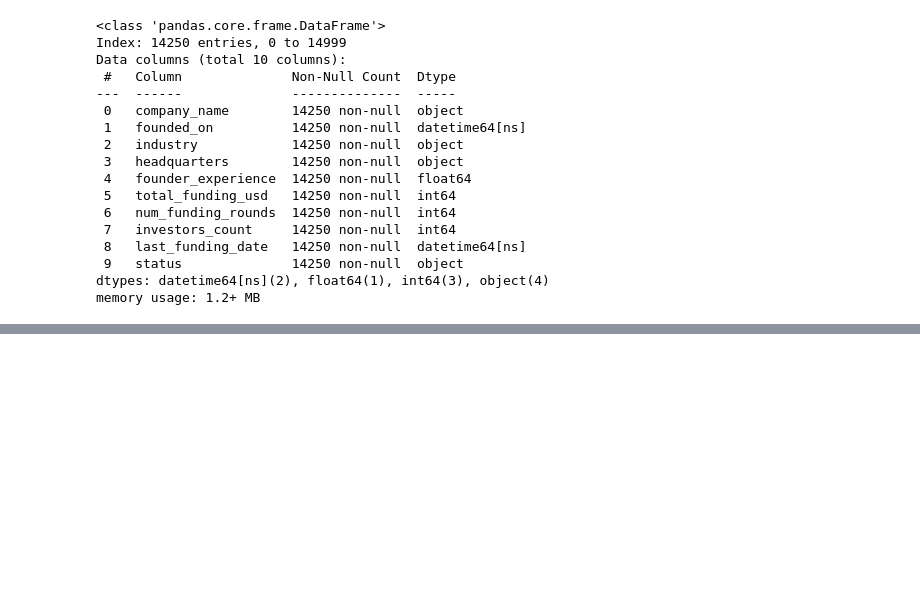
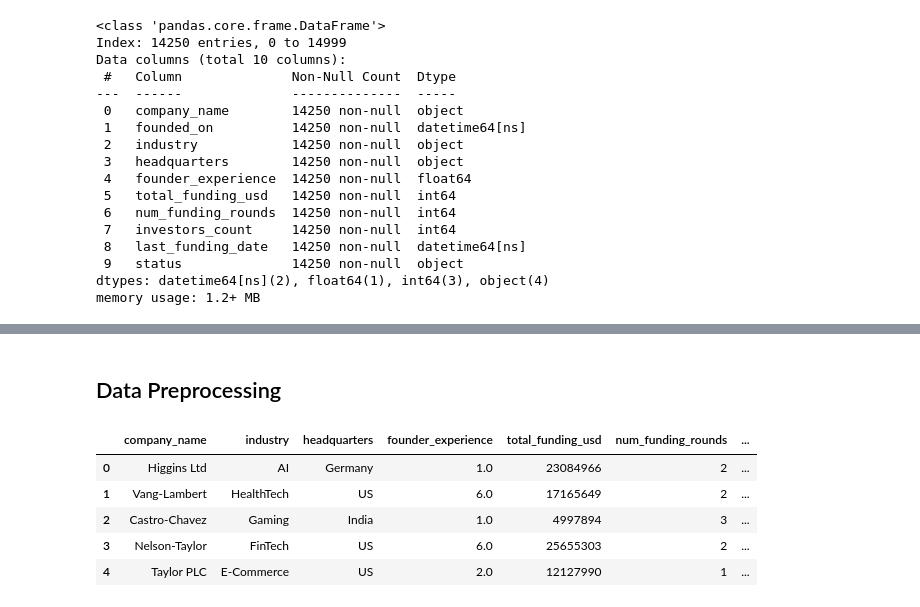
Before and after one commit to snehaldutta/StartupDashboard, a Jupyter notebook: Data_Cleaning_Model_Gen.ipynb, the cells around one changed output, grey strips where cells are left out. Saved outputs shown, nothing was run; the diff lists cells and outputs as text; code cells hidden in the pictures; blank space fills up the shorter version.

```diff
--- a/Data_Cleaning_Model_Gen.ipynb
+++ b/Data_Cleaning_Model_Gen.ipynb
@@ -229,0 +255,2 @@ Outlier percentage: 0.31%
+# %% [markdown]
+## Data Preprocessing ##
@@ -230,3 +267,12 @@ Outlier percentage: 0.31%
+# %%
+df.head()
+# %% [output]
+|  | company_name | industry | headquarters | founder_experience | total_funding_usd | num_funding_rounds | ... |
+| 0 | Higgins Ltd | AI | Germany | 1.0 | 23084966 | 2 | ... |
+| 1 | Vang-Lambert | HealthTech | US | 6.0 | 17165649 | 2 | ... |
+| 2 | Castro-Chavez | Gaming | India | 1.0 | 4997894 | 3 | ... |
+| 3 | Nelson-Taylor | FinTech | US | 6.0 | 25655303 | 2 | ... |
+| 4 | Taylor PLC | E-Commerce | US | 2.0 | 12127990 | 1 | ... |
 # %%
 X = df.drop('status', axis=1).copy()
 X.head()
```
Also changed, not shown: parts of 35 cells of this notebook, 2 other files.
